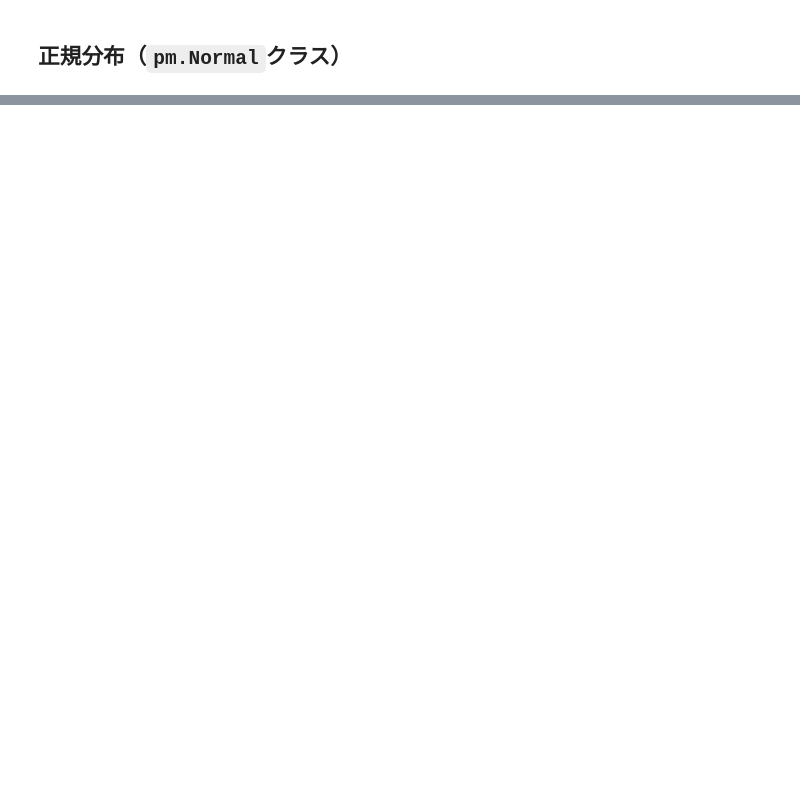
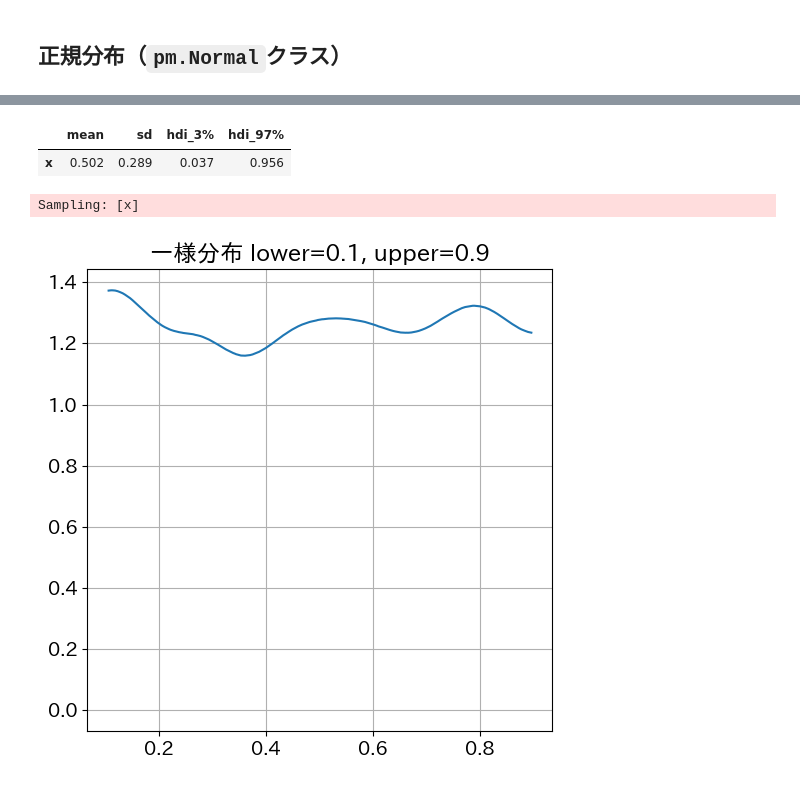
Before and after one commit to Nagayu71/basic-intro-Bayes-infer, a Jupyter notebook: chap2_commonly_used_probability_distribution.ipynb, the cells around one changed output, grey strips where cells are left out. Saved outputs shown, nothing was run; the diff lists cells and outputs as text; code cells hidden in the pictures; blank space fills up the shorter version.

```diff
--- a/chap2_commonly_used_probability_distribution.ipynb
+++ b/chap2_commonly_used_probability_distribution.ipynb
@@ -206,0 +311,34 @@ ax.set_title(f"正規分布 mu={mu}, sigma={sigma}");
+# %%
+# Code 2.19 サンプリング結果の統計分析
+
+summary6 = az.summary(prior_samples6, kind="stats")
+display(summary6)
+# %% [output]
+|  | mean | sd | hdi_3% | hdi_97% |
+| x | 0.502 | 0.289 | 0.037 | 0.956 |
+# %%
+# Code 2.20 一様分布の確率モデル定義（下限値0.1, 上限値0.9）とサンプリング結果分析
+
+# パラメータ設定
+lower = 0.1
+upper = 0.9
+
+model7 = pm.Model()
+with model7:
+    # pm.Uniform: 一様分布
+    # lower: 下限値
+    # upper: 上限値
+    x = pm.Uniform("x", lower=lower, upper=upper)
+
+    # サンプリング
+    prior_samples7 = pm.sample_prior_predictive(random_seed=42)
+
+# サンプル値抽出
+x_samples7 = prior_samples7["prior"]["x"].values
+
+# サンプリング結果の可視化
+ax = az.plot_dist(x_samples7)
+ax.set_title(f"一様分布 lower={lower}, upper={upper}");
+# %% [output]
+Sampling: [x]
+[figure, added]
```
Also changed, not shown: parts of 32 cells of this notebook.
